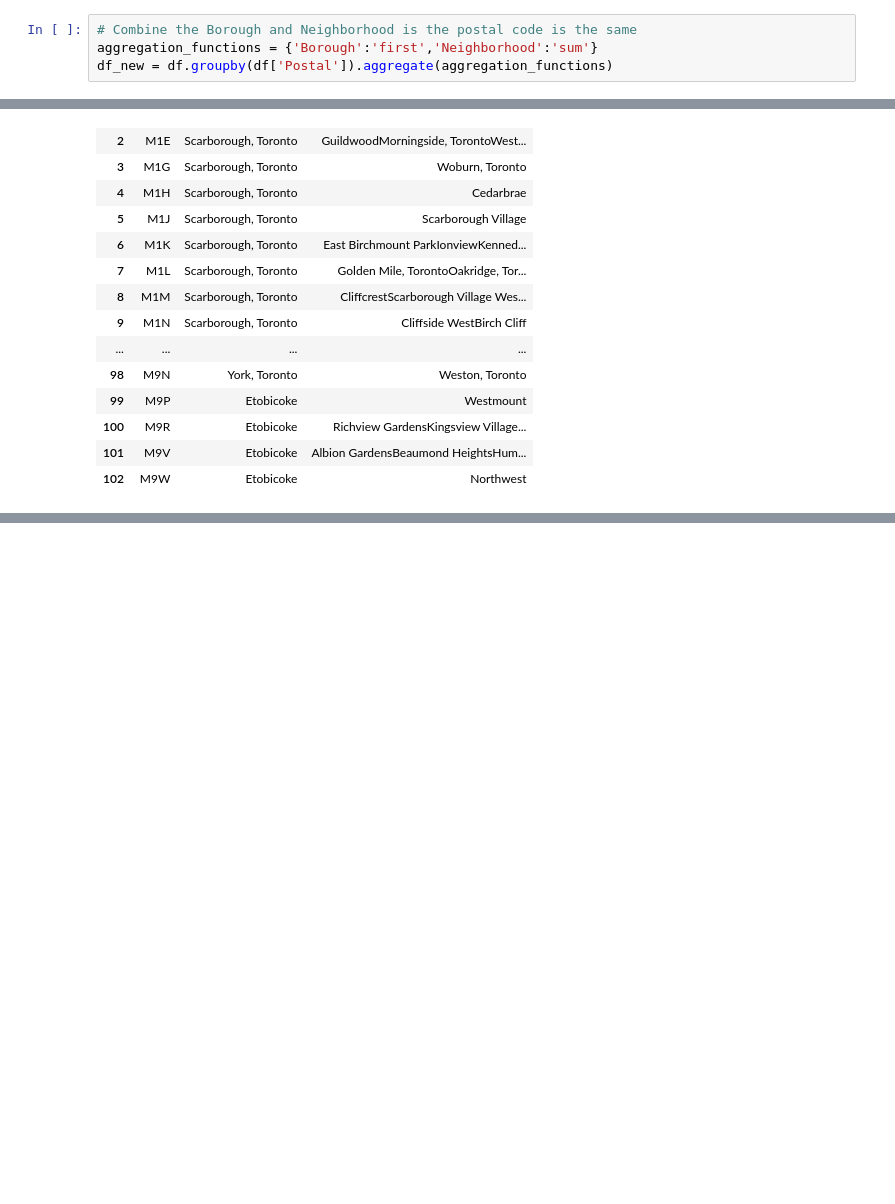
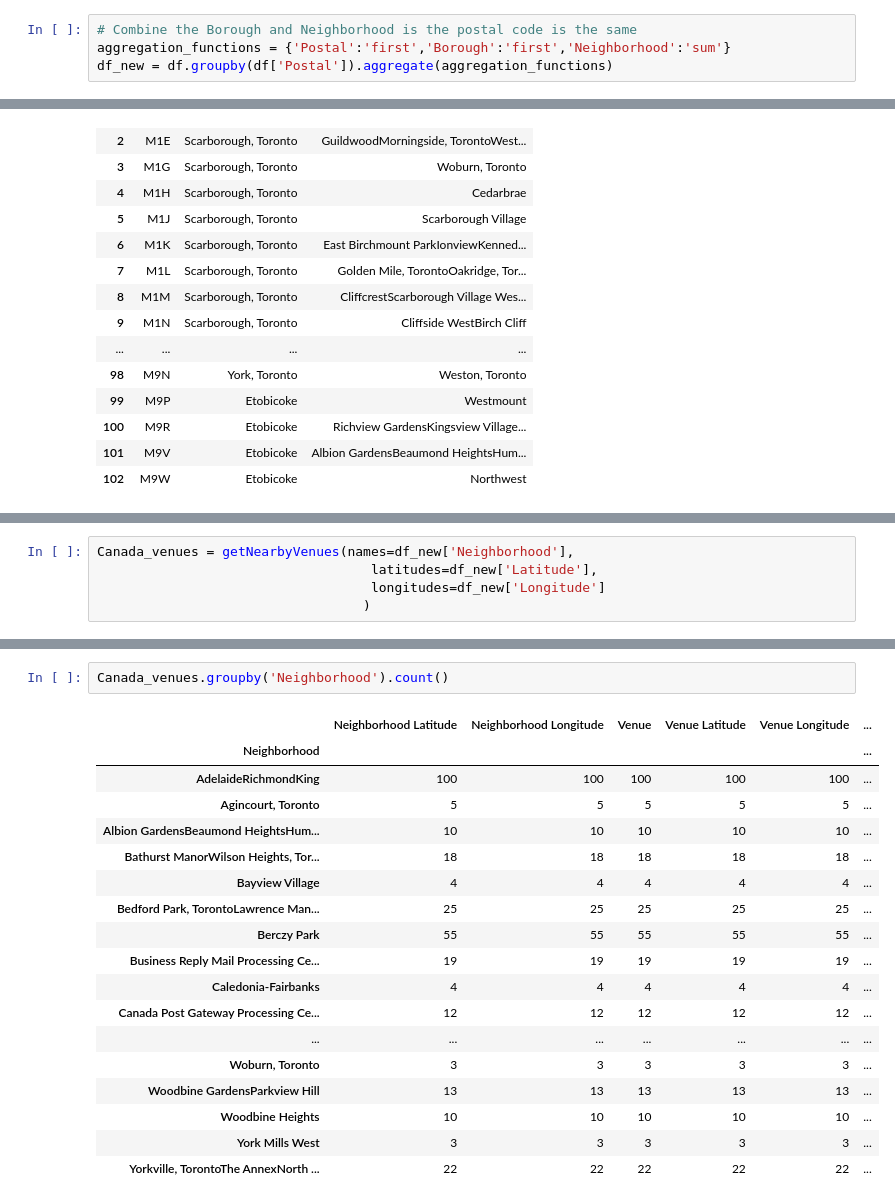
Before and after one commit to weichuanyes/example, a Jupyter notebook: Segmenting and Clustering Neighborhoods in Toronto 1.ipynb, the cells around one changed output, grey strips where cells are left out. Drawn from its saved outputs; the diff is of its cells as text; blank space fills up the shorter version.

Commit message:
Update the clustering for the borough

```diff
--- a/Segmenting and Clustering Neighborhoods in Toronto 1.ipynb
+++ b/Segmenting and Clustering Neighborhoods in Toronto 1.ipynb
@@ -108,7 +144,7 @@ df=df.sort_values(['Postal'])
 df=df.reset_index(drop=True)
 # %%
 # Combine the Borough and Neighborhood is the postal code is the same
-aggregation_functions = {'Borough':'first','Neighborhood':'sum'}
+aggregation_functions = {'Postal':'first','Borough':'first','Neighborhood':'sum'}
 df_new = df.groupby(df['Postal']).aggregate(aggregation_functions)
 # %%
 df_new= df_new.reset_index(drop=True)
@@ -166,0 +249,5 @@ df_new
+# %%
+Canada_venues = getNearbyVenues(names=df_new['Neighborhood'],
+                                   latitudes=df_new['Latitude'],
+                                   longitudes=df_new['Longitude']
+                                  )
@@ -166,0 +281,21 @@ df_new
+# %%
+Canada_venues.groupby('Neighborhood').count()
+# %% [output]
+|  | Neighborhood Latitude | Neighborhood Longitude | Venue | Venue Latitude | Venue Longitude | ... |
+| Neighborhood |  |  |  |  |  | ... |
+| AdelaideRichmondKing | 100 | 100 | 100 | 100 | 100 | ... |
+| Agincourt, Toronto | 5 | 5 | 5 | 5 | 5 | ... |
+| Albion GardensBeaumond HeightsHum... | 10 | 10 | 10 | 10 | 10 | ... |
+| Bathurst ManorWilson Heights, Tor... | 18 | 18 | 18 | 18 | 18 | ... |
+| Bayview Village | 4 | 4 | 4 | 4 | 4 | ... |
+| Bedford Park, TorontoLawrence Man... | 25 | 25 | 25 | 25 | 25 | ... |
+| Berczy Park | 55 | 55 | 55 | 55 | 55 | ... |
+| Business Reply Mail Processing Ce... | 19 | 19 | 19 | 19 | 19 | ... |
+| Caledonia-Fairbanks | 4 | 4 | 4 | 4 | 4 | ... |
+| Canada Post Gateway Processing Ce... | 12 | 12 | 12 | 12 | 12 | ... |
+| ... | ... | ... | ... | ... | ... | ... |
+| Woburn, Toronto | 3 | 3 | 3 | 3 | 3 | ... |
+| Woodbine GardensParkview Hill | 13 | 13 | 13 | 13 | 13 | ... |
+| Woodbine Heights | 10 | 10 | 10 | 10 | 10 | ... |
+| York Mills West | 3 | 3 | 3 | 3 | 3 | ... |
+| Yorkville, TorontoThe AnnexNorth ... | 22 | 22 | 22 | 22 | 22 | ... |
```
Also changed, not shown: parts of 24 cells of this notebook.
